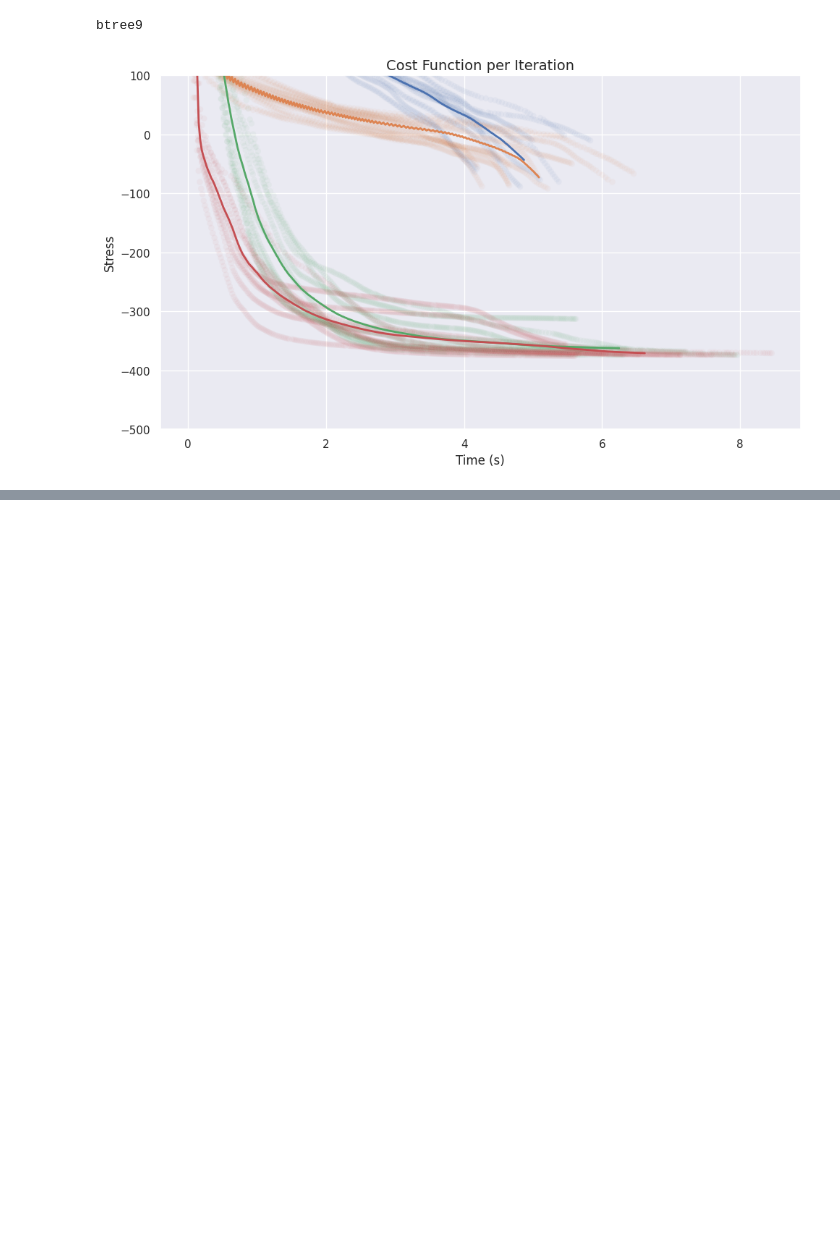
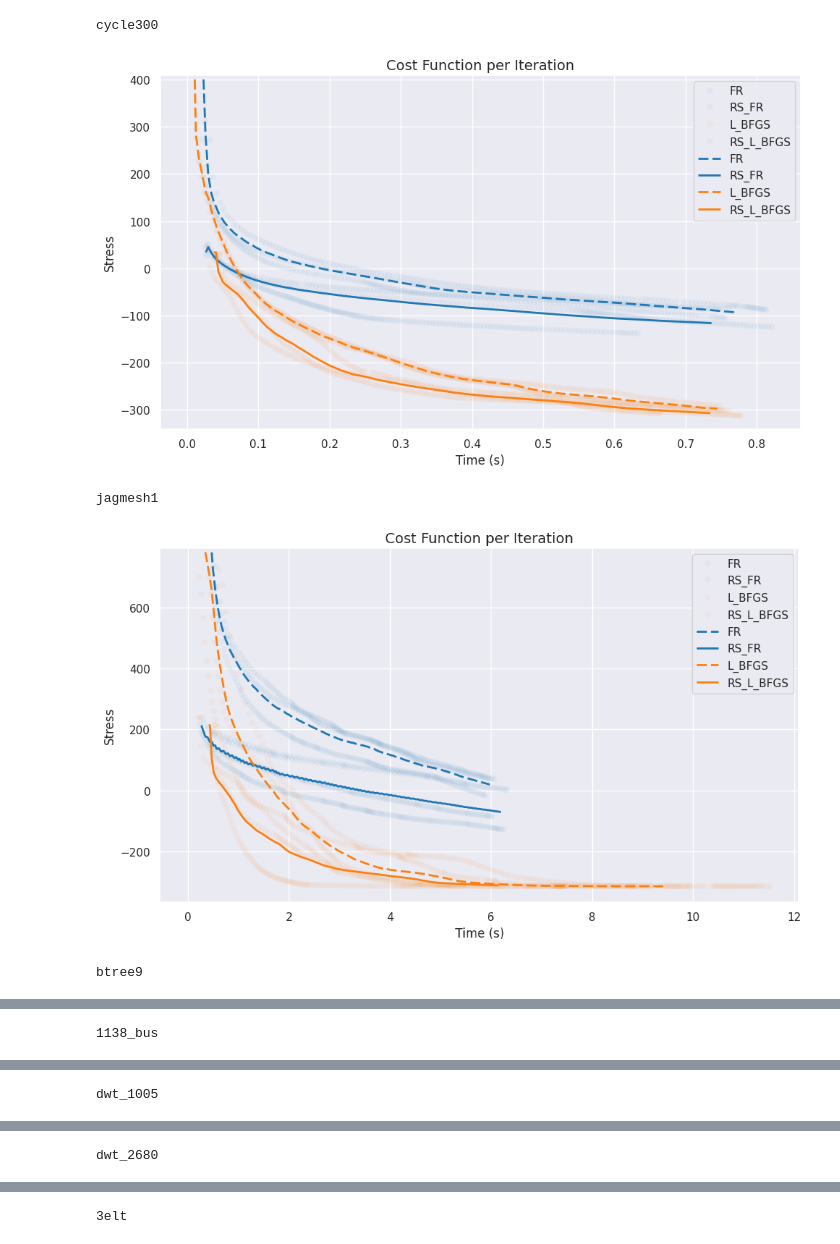
Before and after one commit to HirokiHamaguchi/Initial_Placement_for_Fruchterman-Reingold_Force_Model_with_Coordinate_Newton_Direction, a Jupyter notebook: doc/main/individual/scores.ipynb, the cells around one changed output, grey strips where cells are left out. Cells and saved outputs as stored; diff of their text form; code cells hidden in the pictures; blank space fills up the shorter version.

Commit message:
add plot

```diff
--- a/doc/main/individual/scores.ipynb
+++ b/doc/main/individual/scores.ipynb
@@ -63,6 +81,7 @@ def plot_cost_function(method_names, cost_lists, time_lists):
     plt.show()
 # %%
 def parse_hist_file(file_path):
+
     data = {}
     with open(file_path, "r") as file:
         num_matrices, num_methods = map(int, file.readline().strip().split())
@@ -74,7 +93,7 @@ def parse_hist_file(file_path):
             for _ in range(num_methods):
                 method_name = file.readline().strip()
                 data[matrix_name][method_name] = {}
-                for idx in range(10):
+                for idx in range(NUM_SEEDS):
                     data[matrix_name][method_name][idx] = {}
                     _hist_size = int(file.readline().strip())
                     hist = list(map(float, file.readline().strip().split()))
@@ -98,18 +117,21 @@ dict_keys(['btree9'])
 # %%
 for matrixName in parsed_data:
     print(matrixName)
     methods = parsed_data[matrixName].keys()
     costs = [
         parsed_data[matrixName][method][idx]["history"]
-        for idx in range(10)
+        for idx in range(NUM_SEEDS)
         for method in methods
     ]
     times = [
         parsed_data[matrixName][method][idx]["time"]
-        for idx in range(10)
+        for idx in range(NUM_SEEDS)
         for method in methods
     ]
-    plot_cost_function(methods, costs, times)
+    plot_cost_function(methods, costs, times, matrixName)
 # %% [output]
-btree9
+cycle300
-[figure, old version]
+[figure, new version]
+jagmesh1
+[figure, added]
+btree9
@@ -115,0 +139 @@ btree9
+1138_bus
@@ -115,0 +141 @@ btree9
+dwt_1005
@@ -115,0 +143 @@ btree9
+dwt_2680
@@ -115,0 +145 @@ btree9
+3elt
```
Also changed, not shown: parts of 3 cells of this notebook, 9 other files.
